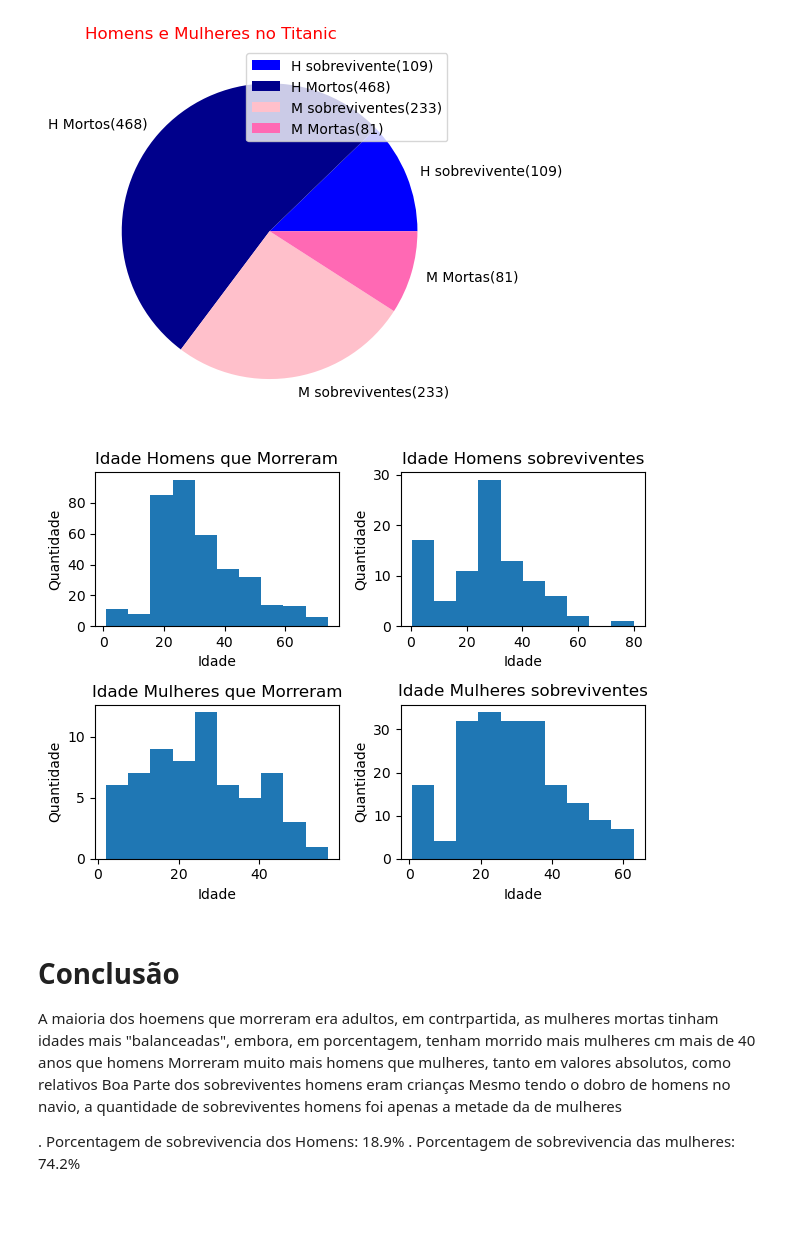
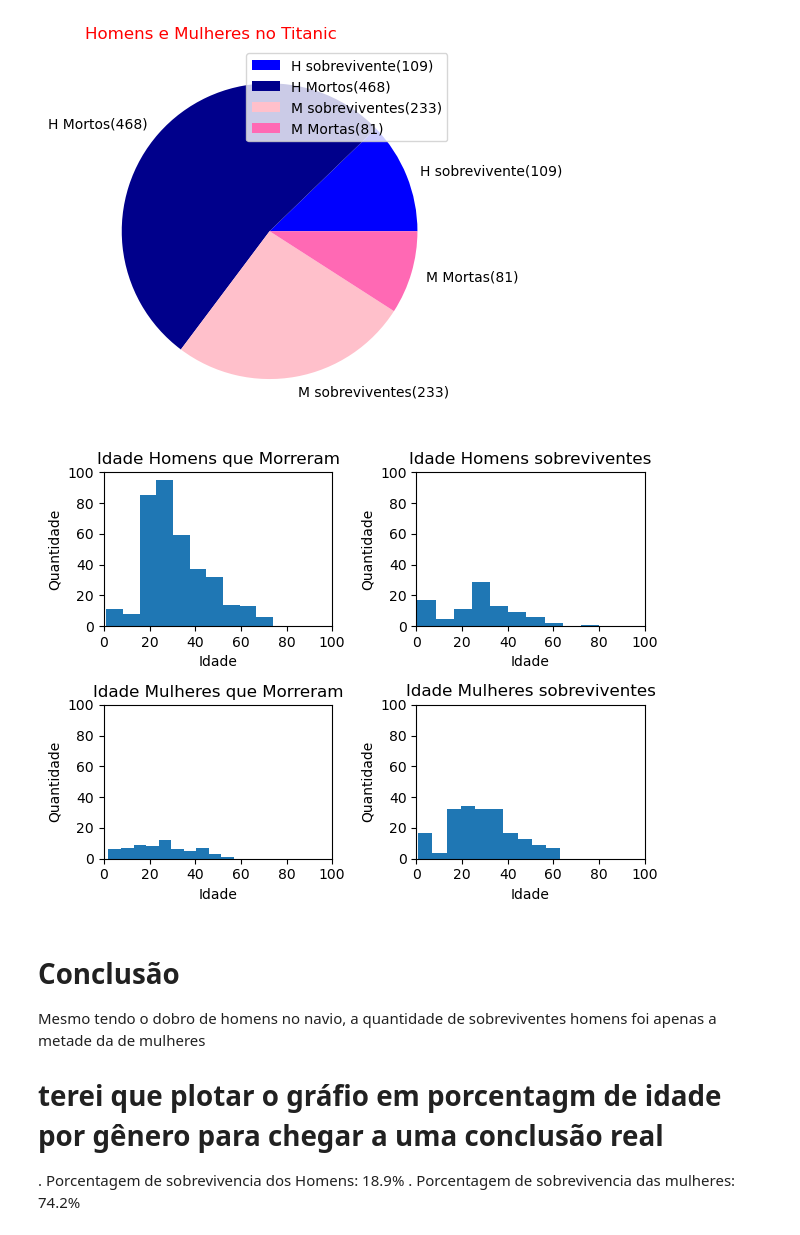
Before and after one commit to SavioCartaxo/Estudos_python, a Jupyter notebook: matplolib/pratica/03 titanic.ipynb, the cells around one changed output. Cells and saved outputs as stored; diff of their text form; code cells hidden in the pictures; blank space fills up the shorter version.

```diff
--- a/matplolib/pratica/03 titanic.ipynb
+++ b/matplolib/pratica/03 titanic.ipynb
@@ -114,41 +114,46 @@ idades_homens_que_sobreviventes = df.loc[(df['survived'] == 1) & (df['sex'] == '
 idades_mulheres_que_morreram = df.loc[(df['survived'] == 0) & (df['sex'] == 'female'), 'age']
 idades_mulheres_que_sobreviventes = df.loc[(df['survived'] == 1) & (df['sex'] == 'female'), 'age']
 
 plt.subplot(2,2,1)
+plt.xlim(0,100)
+plt.ylim(0,100)
 plt.hist(idades_homens_que_morreram)
 plt.title("Idade Homens que Morreram")
 plt.xlabel("Idade")
 plt.ylabel("Quantidade")
 
 plt.subplot(2,2,2)
+plt.xlim(0,100)
+plt.ylim(0,100)
 plt.hist(idades_homens_que_sobreviventes)
 plt.title("Idade Homens sobreviventes")
 plt.xlabel("Idade")
 plt.ylabel("Quantidade")
 
 plt.subplot(2,2,3)
+plt.xlim(0,100)
+plt.ylim(0,100)
 plt.hist(idades_mulheres_que_morreram)
 plt.title("Idade Mulheres que Morreram")
 plt.xlabel("Idade")
 plt.ylabel("Quantidade")
 
 plt.subplot(2,2,4)
+plt.xlim(0,100)
+plt.ylim(0,100)
 plt.hist(idades_mulheres_que_sobreviventes)
 plt.title("Idade Mulheres sobreviventes")
 plt.xlabel("Idade")
 plt.ylabel("Quantidade")
 
 plt.tight_layout()
 plt.show()
 # %% [output]
-[figure, old version]
+[figure, new version]
 # %% [markdown]
 # Conclusão
-A maioria dos hoemens que morreram era adultos, em contrpartida, as mulheres mortas tinham idades mais
- "balanceadas", embora, em porcentagem, tenham morrido mais mulheres cm mais de 40 anos que homens
-Morreram muito mais homens que mulheres, tanto em valores absolutos, como relativos
-Boa Parte dos sobreviventes homens eram crianças
 Mesmo tendo o dobro de homens no navio, a quantidade de sobreviventes homens foi apenas a metade da de mulheres
 
+# terei que plotar o gráfio em porcentagm de idade por gênero para chegar a uma conclusão real
  . Porcentagem de sobrevivencia dos Homens: 18.9%
  . Porcentagem de sobrevivencia das mulheres: 74.2%
```
Also changed, not shown: parts of 4 cells of this notebook, 1 other file.
